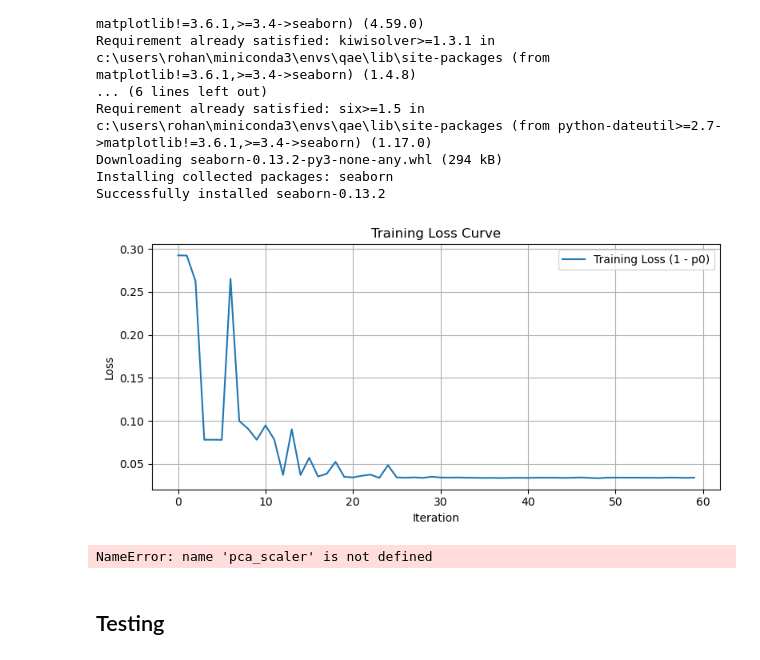
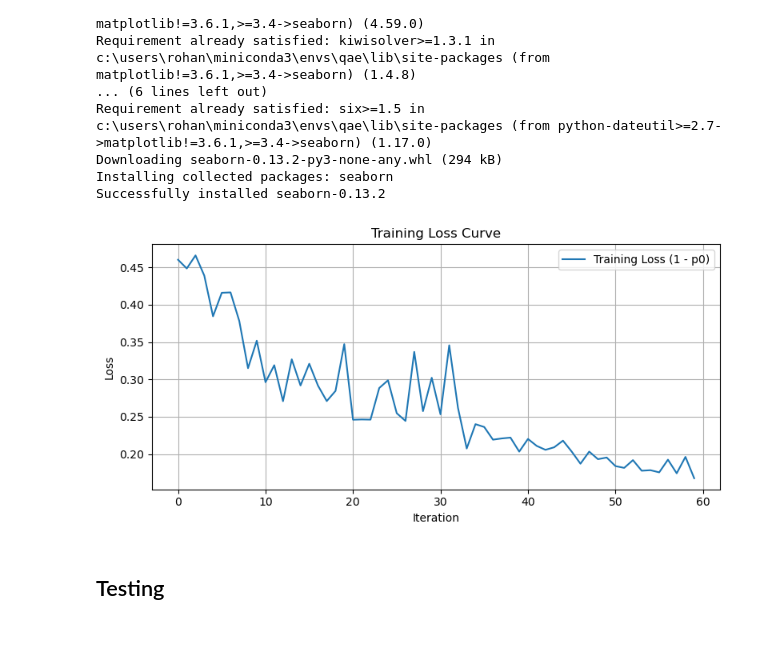
Before and after one commit to RohanSenthil/QAE_BETH_Anomaly, a Jupyter notebook: qae.ipynb, the cells around one changed output. Saved outputs shown, nothing was run; the diff lists cells and outputs as text; code cells hidden in the pictures.

```diff
--- a/qae.ipynb
+++ b/qae.ipynb
@@ -211,6 +238,8 @@ from sklearn.preprocessing import StandardScaler
 import numpy as np
 
 # reduced_normal_training_data = autoencoder.encoder(normal_training_data)
+# reduced_normal_training_data, selected_indices = select_uncorrelated_features_array(normal_training_data.numpy(), 8)
+# print("Selected feature indices:", selected_indices)
 
 reduced_normal_training_data = normal_training_data
 
@@ -237,10 +266,10 @@ reduced_normal_training_data = normal_training_data
 n_qubits = reduced_normal_training_data.shape[1]
 
 # --- SCALE TO [0, 2π] ---
-# scaler = MinMaxScaler(feature_range=(0, np.pi))
-# scaled_normal_training_data = scaler.fit_transform(reduced_normal_training_data)
+scaler = MinMaxScaler(feature_range=(0, np.pi))
+scaled_normal_training_data = scaler.fit_transform(reduced_normal_training_data)
 # scaled_normal_training_data = reduced_normal_training_data.numpy()
-scaled_normal_training_data = reduced_normal_training_data
+# scaled_normal_training_data = reduced_normal_training_data
 # %%
 from qiskit.circuit import QuantumCircuit, ParameterVector
 from qiskit.circuit.library import EfficientSU2, RealAmplitudes
@@ -311,7 +340,7 @@ def build_encoded_circuits(data, encoding_fn):
     return circuits
 
 def ansatz(num_qubits):
-    return real_amplitudes(num_qubits, reps=1)
+    return real_amplitudes(num_qubits, reps=5)
     # return pauli_two_design(num_qubits, reps=1)
 
 def auto_encoder_circuit(num_latent, num_trash):
@@ -334,7 +363,7 @@ from qiskit_aer.primitives import Sampler
 
 # Constants
 num_latent = 2
-num_trash = 1
+num_trash = 2
 total_qubits = num_latent + 2 * num_trash + 1  # encoding + reference + auxiliary
 
 # Step 1: Build the parameterized autoencoder circuit (no encoding here)
@@ -390,7 +419,7 @@ def cost_function(params, data_subset, qnn, encoding_fn):
         #     input_slice = x[:4 * num_qubits_encoding]
         # else:
         #     input_slice = x[:num_qubits_encoding]
-        selection_mode = "middle"
+        selection_mode = "first"
 
         if encoding_fn == amplitude_encoding:
             N = 2 ** num_encoding_qubits
@@ -451,29 +480,29 @@ def cost_function(params, data_subset, qnn, encoding_fn):
     return avg_cost
 # %%
 # Use small subset for training speed
-subset_size = 1000
+subset_size = 10000
 # subset_indices = np.random.choice(len(scaled_normal_training_data), size=subset_size, replace=False)
 # training_subset = scaled_normal_training_data[subset_indices]
 training_subset = scaled_normal_training_data[:subset_size]
 
 # # Initialize params for AE circuit
 num_params = len(auto_encoder_circuit(num_latent, num_trash).parameters)
 initial_params = np.random.rand(num_params)
 
 # Optimize
 optimizer = COBYLA(maxiter=60)
 result = optimizer.minimize(
-    fun=lambda p: cost_function(p, training_subset, qnn, amplitude_encoding),
+    fun=lambda p: cost_function(p, training_subset, qnn, dense_angle_encoding),
     x0=initial_params
 )
 trained_params = result.x
 # %% [output]
-[figure, old version]
+[figure, new version]
 # %%
 from qiskit.qpy import dump
 import os
 
-model_name = "Models/QAE/Middle_N/8f_qae_amplitude_ra3"
+model_name = "Models/QAE/First_N/8f_qae_dense_ra5_10k"
 os.mkdir(model_name)
 
 with open(f"{model_name}/ae.qpy", "wb") as f:
@@ -486,6 +515,7 @@ np.save(f"{model_name}/trained_parameters", trained_params)
 # np.save(f"{model_name}/pca", pca)
 
 # np.save(f"{model_name}/selected_features", selected_features)
+# np.save(f"{model_name}/selected_features", selected_indices)
 
 
 # from qiskit.qpy import load
@@ -506,8 +536,6 @@ np.save(f"{model_name}/trained_parameters", trained_params)
 #     interpret=lambda x: x,               # Identity function, optional
 #     sampler=sampler
 # )
-# %% [output]
-NameError: name 'pca_scaler' is not defined
 # %% [markdown]
 ## Testing
 # %%
```
Also changed, not shown: parts of 6 cells of this notebook, 32 other files.
